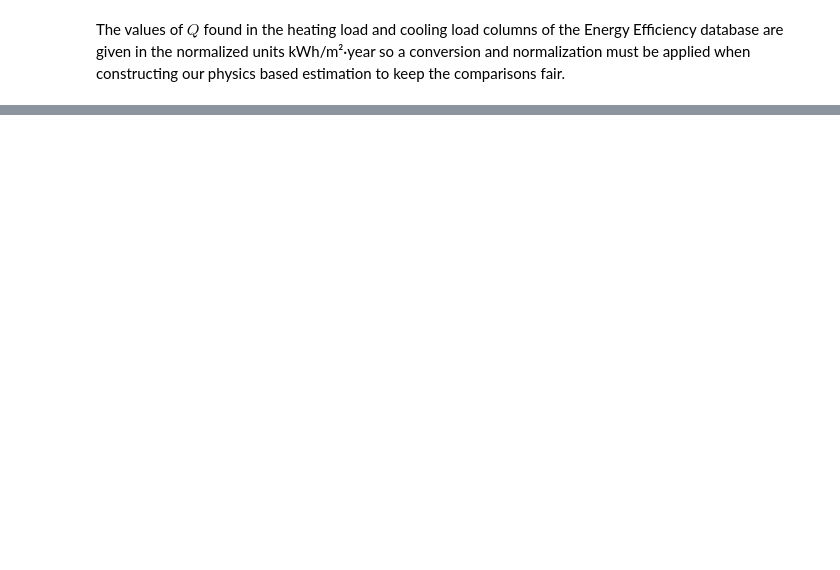
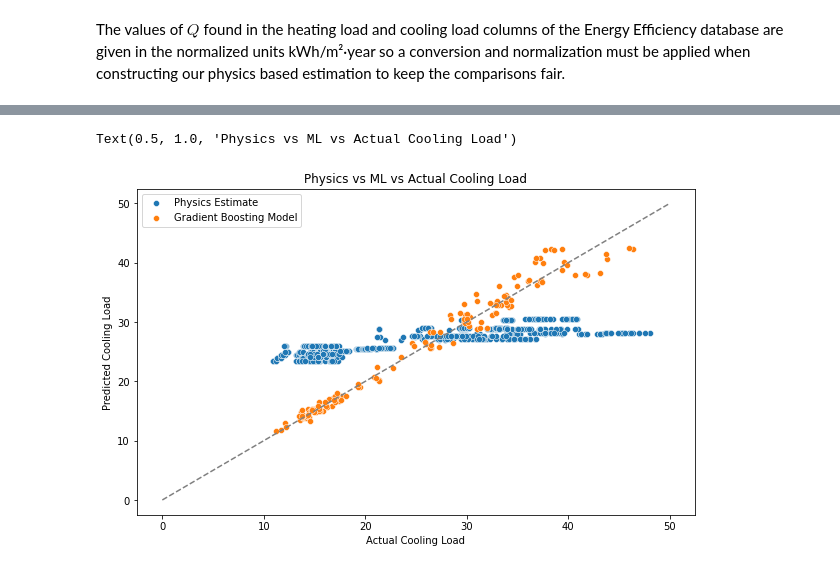
Before and after one commit to MurphyJ474/Comparing-Building-Energy-Consumption-Predictions, a Jupyter notebook: Comparing Building Energy Consumption Predictions.ipynb, the cells around one changed output, grey strips where cells are left out. Drawn from its saved outputs; the diff is of its cells as text; code cells hidden in the pictures; blank space fills up the shorter version.

```diff
--- a/Comparing Building Energy Consumption Predictions.ipynb
+++ b/Comparing Building Energy Consumption Predictions.ipynb
@@ -159,0 +265,12 @@ df.head()
+# %%
+plt.figure(figsize=(10,6))
+sns.scatterplot(x=df['Cooling Load'], y=df['Physics Cooling Load'], label='Physics Estimate')
+sns.scatterplot(x=yc_test, y=models["Gradient Boosting"].predict(Xc_test_scaled), label="Gradient Boosting Model")
+plt.plot([0, 50], [0, 50], "--", color="gray")
+plt.xlabel("Actual Cooling Load")
+plt.ylabel("Predicted Cooling Load")
+plt.legend()
+plt.title("Physics vs ML vs Actual Cooling Load")
+# %% [output]
+Text(0.5, 1.0, 'Physics vs ML vs Actual Cooling Load')
+[figure, added]
```
Also changed, not shown: parts of 14 cells of this notebook.
